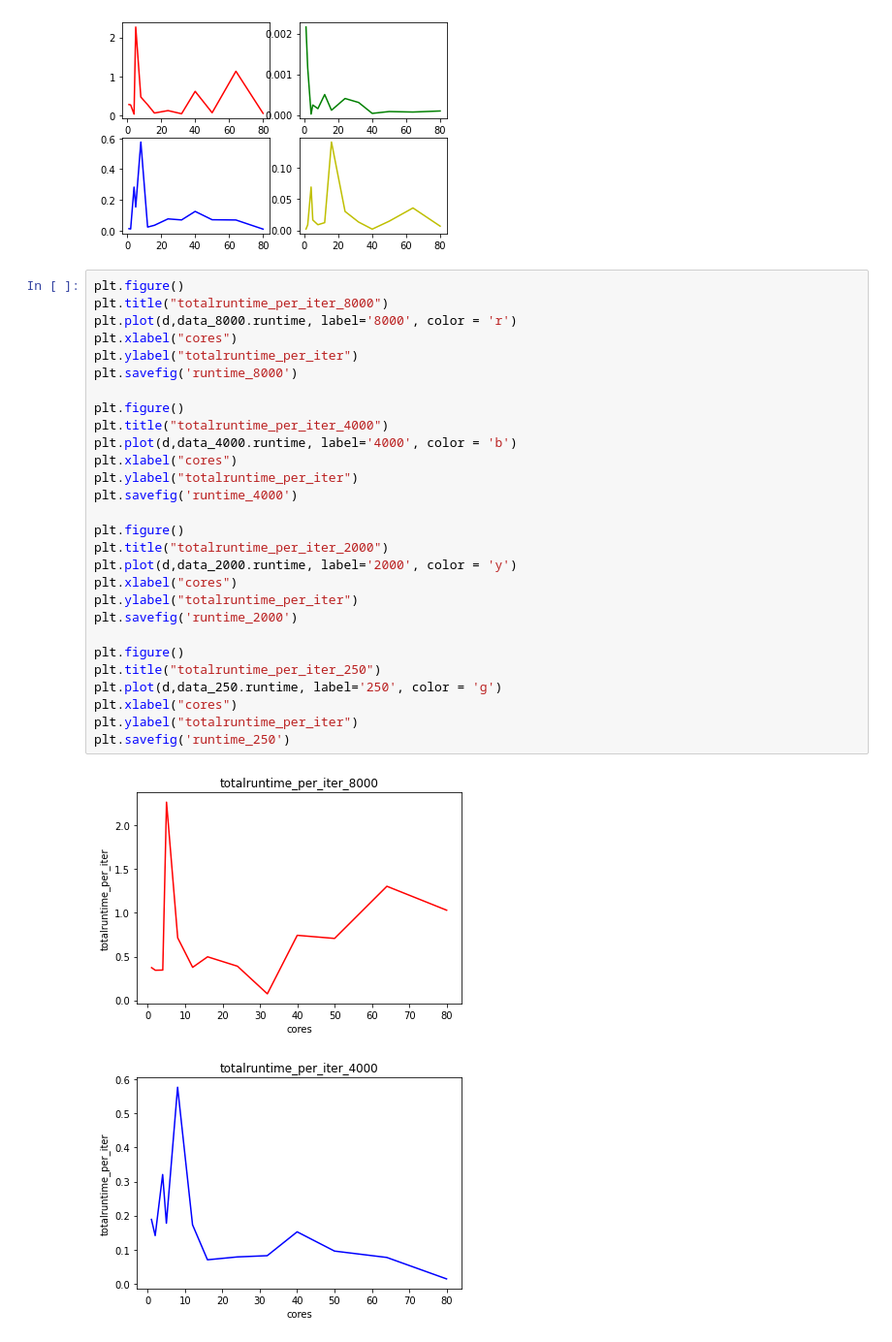
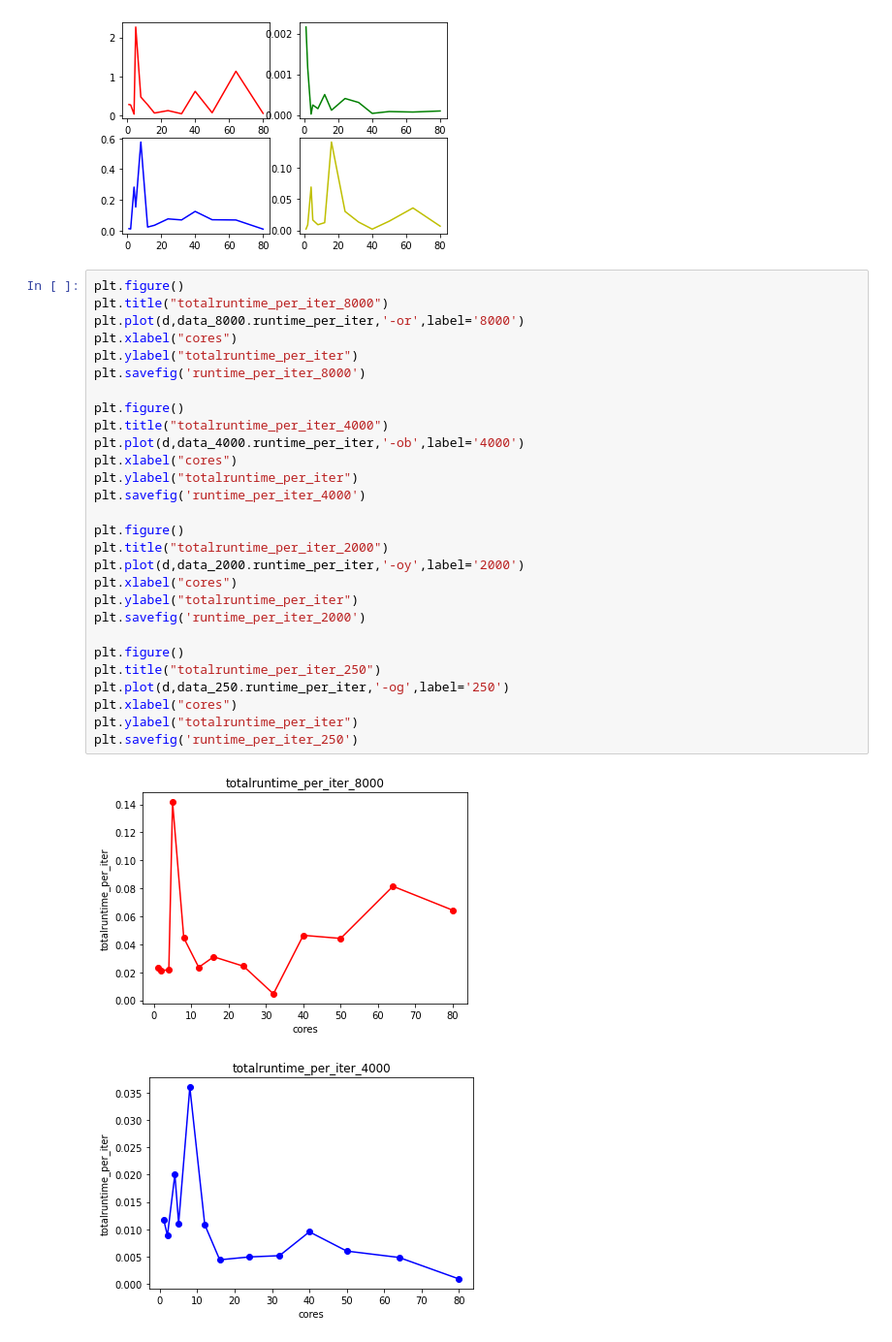
Before and after one commit to GenosW/NSSC2, a Jupyter notebook: exercise1/Alex/Task2/plots.ipynb, the cells around one changed output. Shown at 97% size. Cells and saved outputs as stored; diff of their text form.

Commit message:
plots

```diff
--- a/exercise1/Alex/Task2/plots.ipynb
+++ b/exercise1/Alex/Task2/plots.ipynb
@@ -90,31 +90,31 @@ AttributeError: 'numpy.ndarray' object has no attribute 'xlabel'
 # %%
 plt.figure()
 plt.title("totalruntime_per_iter_8000")
-plt.plot(d,data_8000.runtime, label='8000', color = 'r')
+plt.plot(d,data_8000.runtime_per_iter,'-or',label='8000')
 plt.xlabel("cores")
 plt.ylabel("totalruntime_per_iter")
-plt.savefig('runtime_8000')
+plt.savefig('runtime_per_iter_8000')
 
 plt.figure()
 plt.title("totalruntime_per_iter_4000")
-plt.plot(d,data_4000.runtime, label='4000', color = 'b')
+plt.plot(d,data_4000.runtime_per_iter,'-ob',label='4000')
 plt.xlabel("cores")
 plt.ylabel("totalruntime_per_iter")
-plt.savefig('runtime_4000')
+plt.savefig('runtime_per_iter_4000')
 
 plt.figure()
 plt.title("totalruntime_per_iter_2000")
-plt.plot(d,data_2000.runtime, label='2000', color = 'y')
+plt.plot(d,data_2000.runtime_per_iter,'-oy',label='2000')
 plt.xlabel("cores")
 plt.ylabel("totalruntime_per_iter")
-plt.savefig('runtime_2000')
+plt.savefig('runtime_per_iter_2000')
 
 plt.figure()
 plt.title("totalruntime_per_iter_250")
-plt.plot(d,data_250.runtime, label='250', color = 'g')
+plt.plot(d,data_250.runtime_per_iter,'-og',label='250')
 plt.xlabel("cores")
 plt.ylabel("totalruntime_per_iter")
-plt.savefig('runtime_250')
+plt.savefig('runtime_per_iter_250')
 # %% [output]
-[figure, old version]
+[figure, new version]
-[figure, old version]
+[figure, new version]
```
Also changed, not shown: parts of 3 cells of this notebook, 16 other files.
